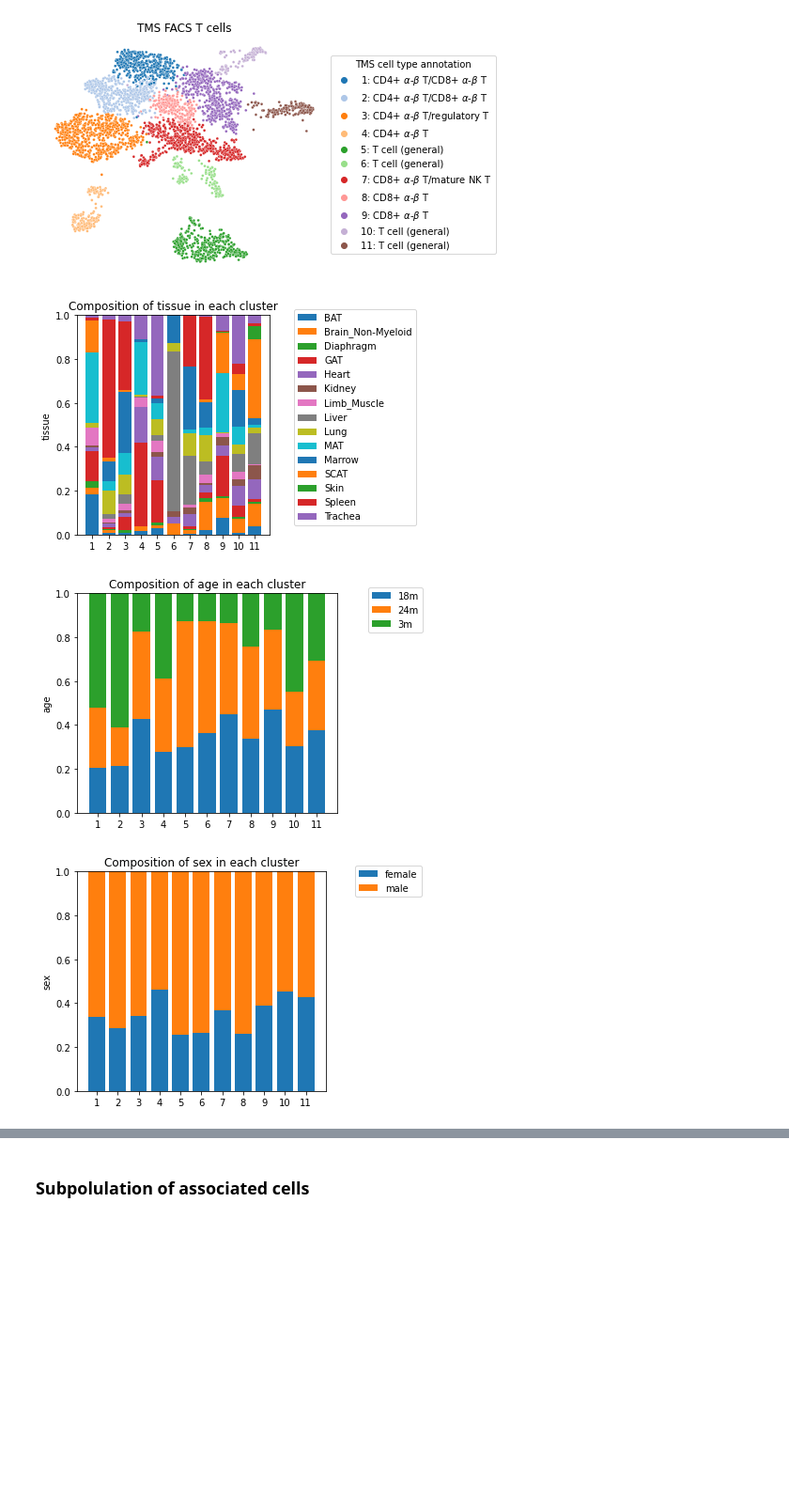
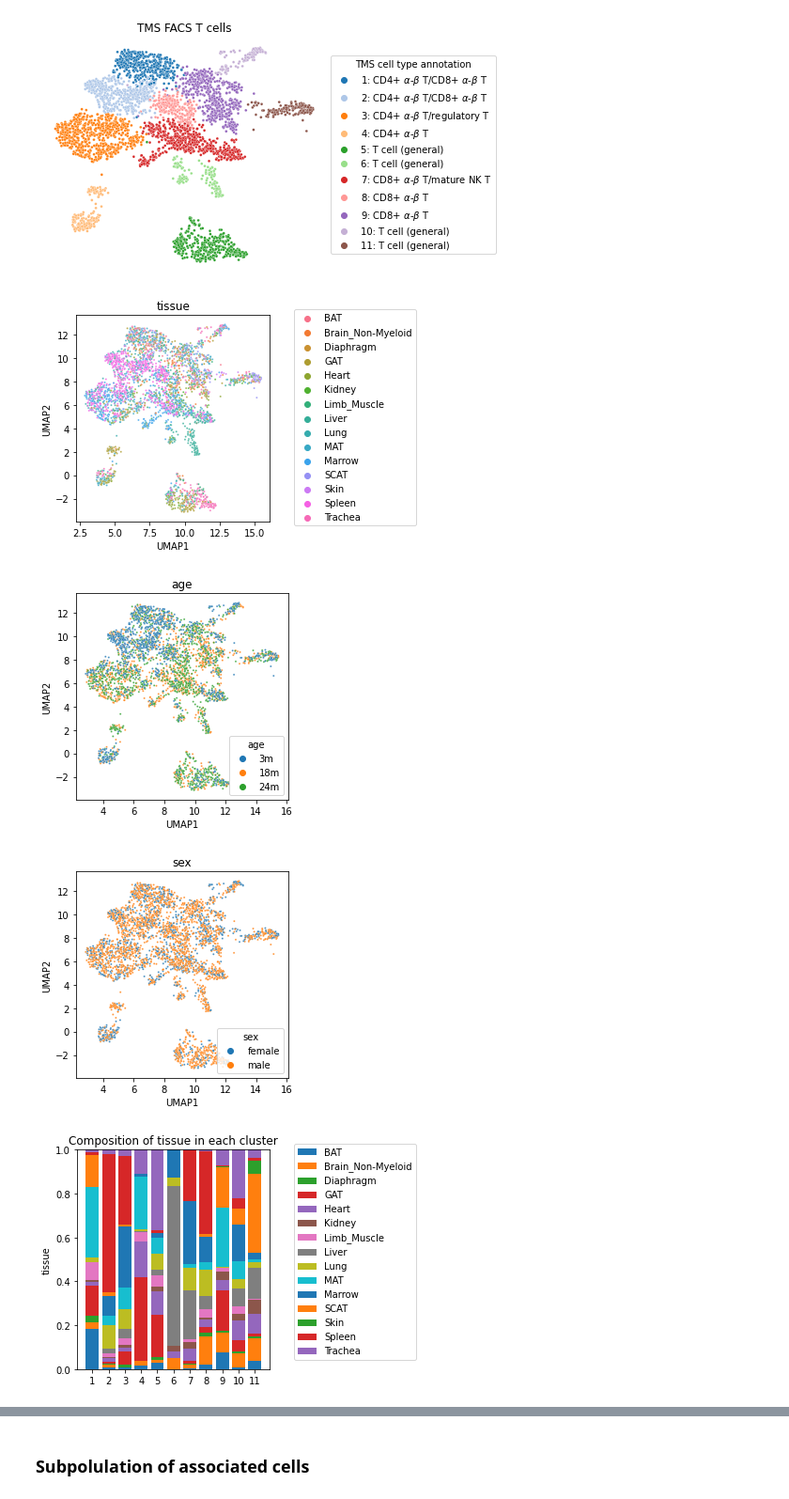
Before and after one commit to martinjzhang/scDRS, a Jupyter notebook: experiments/job.case_tcell/s3_analysis_tcell.ipynb, the cells around one changed output, grey strips where cells are left out. Shown at 94% size. Drawn from its saved outputs; the diff is of its cells as text; code cells hidden in the pictures; blank space fills up the shorter version.

```diff
--- a/experiments/job.case_tcell/s3_analysis_tcell.ipynb
+++ b/experiments/job.case_tcell/s3_analysis_tcell.ipynb
@@ -162,28 +162,44 @@ plt.show()
 n_tissue=15, BAT,Brain_Non-Myeloid,Diaphragm,GAT,Heart,Kidney,Limb_Muscle,Liver,Lung,MAT,Marrow,SCAT,Skin,Spleen,Trachea
 [figure]
 # %%
+# Covariate composition UMAP
+df_plot = pd.DataFrame(index=adata.obs_names, data={'UMAP1':adata.obsm['X_umap'][:,0],
+                                                    'UMAP2':adata.obsm['X_umap'][:,1]})
+df_plot = df_plot.join(adata.obs[['tissue', 'age', 'sex']])
+
+for col in ['tissue', 'age', 'sex']:
+    plt.figure(figsize=[4+2*(col=='tissue'),4])
+    sns.scatterplot(data=df_plot, x='UMAP1', y='UMAP2', hue=col, s=4, alpha=0.8)
+    plt.title(col)
+    if col=='tissue':
+        plt.legend(bbox_to_anchor=(1.1, 1.05))
+    plt.tight_layout()
+    plt.savefig(FIG_PATH+'/tcell_tms_%s.umap.svg'%col)
+    plt.show()
+
 # Covariate composition
 df_plot = adata.obs.copy()
 df_plot['label'] = ['%s: %s'%(x,y) for x,y in zip(df_plot['leiden_reorder'], df_plot['leiden_anno'])]
 df_plot['label'] = df_plot['label'].astype('category')
 cluster_list = sorted(set(df_plot['leiden_reorder']))
 for col in ['tissue', 'age', 'sex']:
     term_list = sorted(set(df_plot[col]))
     plt.figure(figsize=[6,4])
     v_y = np.zeros(len(cluster_list))
     for term in term_list:
         v_y_dif = np.array([(df_plot.loc[df_plot['leiden_reorder']==x, col]==term).mean() for x in cluster_list])
         plt.bar(cluster_list, v_y_dif, bottom=v_y, label=term)
         v_y = v_y+v_y_dif
     plt.xticks(cluster_list, cluster_list)
     plt.ylabel(col)
     plt.ylim([0,1])
     plt.title('Composition of %s in each cluster'%col)
     plt.legend(bbox_to_anchor=(1.1, 1.05))
     plt.tight_layout()
     plt.savefig(FIG_PATH+'/tcell_tms_%s.svg'%col)
     plt.show()
 # %% [output]
-[figure, old version]
+[figure, new version]
-[figure, old version]
+[figure, new version]
-[figure, old version]
+[figure, new version]
+[figure, added]
```
Also changed, not shown: parts of 2 cells of this notebook, 6 other files.
